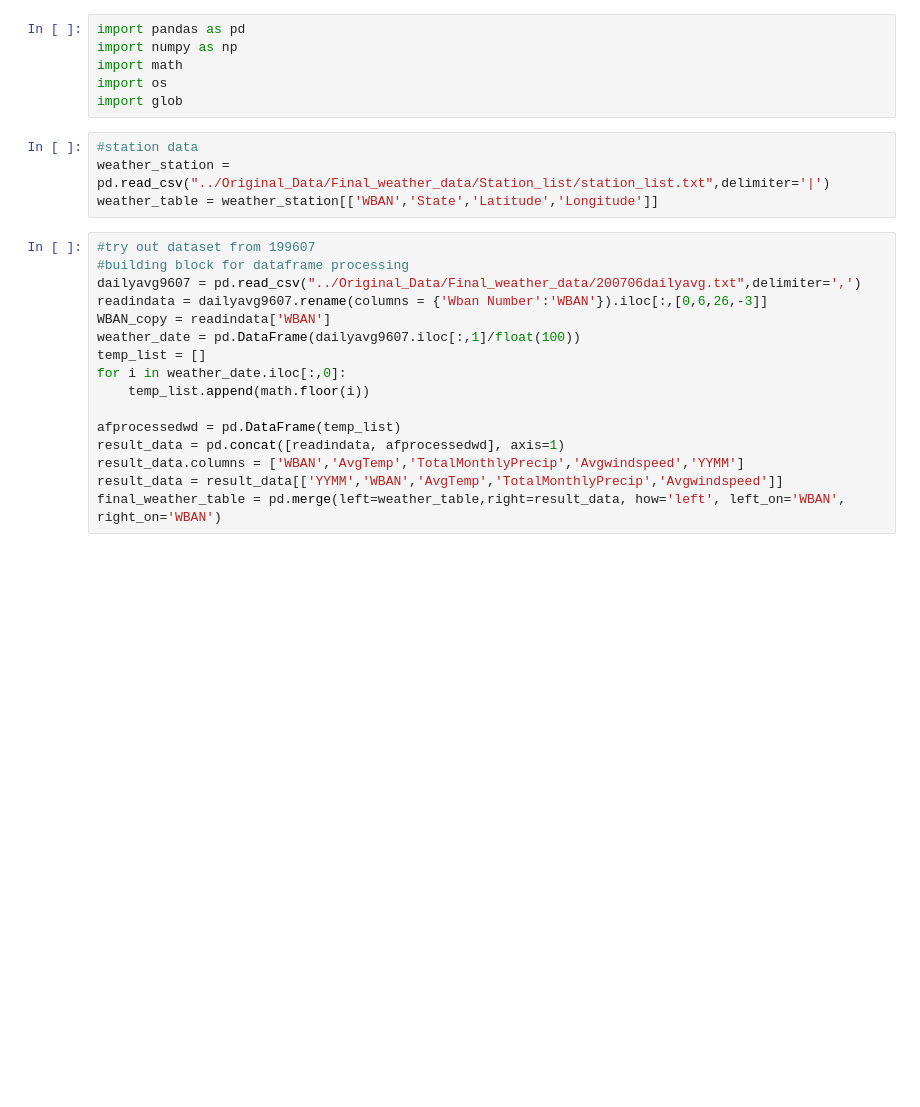
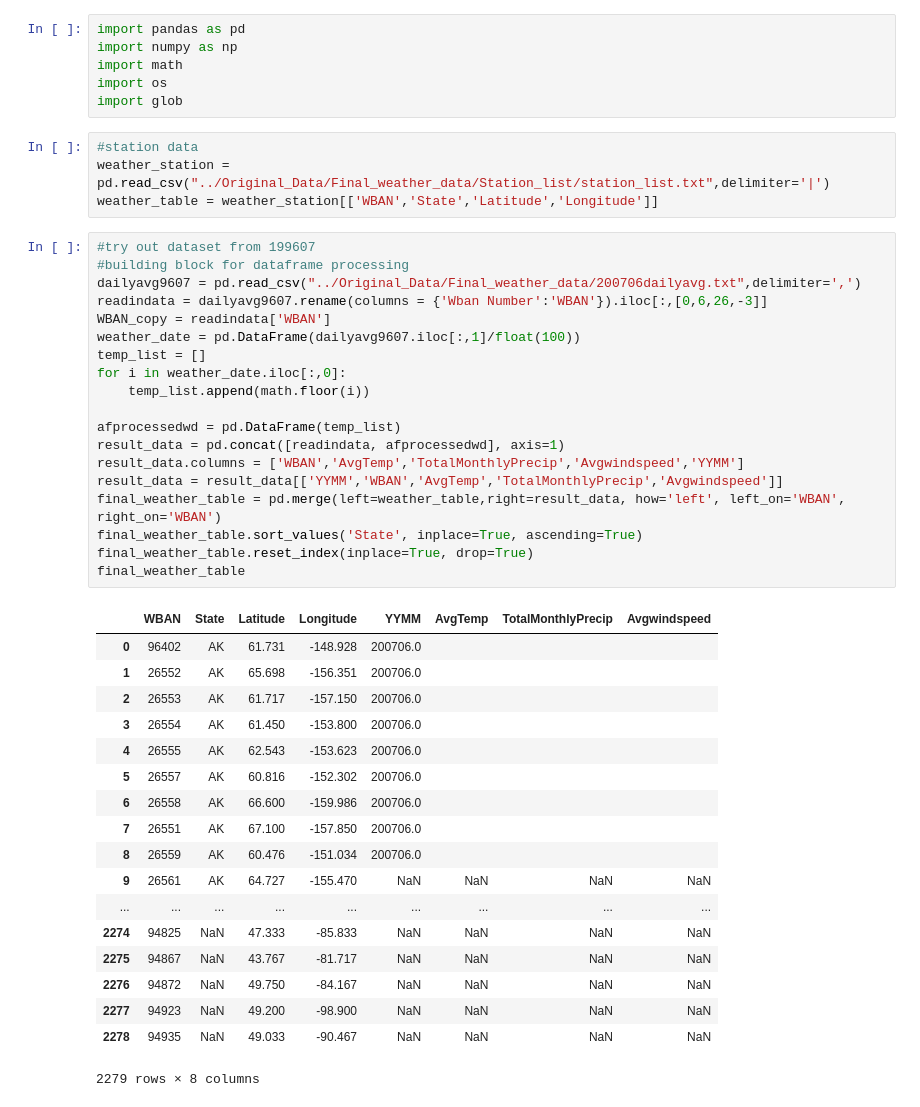
Before and after one commit to tydpan/EASE-Project, a Jupyter notebook: Arranged_Data/weather_data.ipynb, the cells around one changed output. Saved outputs shown, nothing was run; the diff lists cells and outputs as text; blank space fills up the shorter version.

```diff
--- a/Arranged_Data/weather_data.ipynb
+++ b/Arranged_Data/weather_data.ipynb
@@ -11,19 +11,41 @@ weather_table = weather_station[['WBAN','State','Latitude','Longitude']]
 # %%
 #try out dataset from 199607
 #building block for dataframe processing
 dailyavg9607 = pd.read_csv("../Original_Data/Final_weather_data/200706dailyavg.txt",delimiter=',')
 readindata = dailyavg9607.rename(columns = {'Wban Number':'WBAN'}).iloc[:,[0,6,26,-3]]
 WBAN_copy = readindata['WBAN']
 weather_date = pd.DataFrame(dailyavg9607.iloc[:,1]/float(100))
 temp_list = []
 for i in weather_date.iloc[:,0]:
     temp_list.append(math.floor(i))
 
 afprocessedwd = pd.DataFrame(temp_list)
 result_data = pd.concat([readindata, afprocessedwd], axis=1)
 result_data.columns = ['WBAN','AvgTemp','TotalMonthlyPrecip','Avgwindspeed','YYMM']
 result_data = result_data[['YYMM','WBAN','AvgTemp','TotalMonthlyPrecip','Avgwindspeed']]
 final_weather_table = pd.merge(left=weather_table,right=result_data, how='left', left_on='WBAN', right_on='WBAN')
+final_weather_table.sort_values('State', inplace=True, ascending=True)
+final_weather_table.reset_index(inplace=True, drop=True)
+final_weather_table
+# %% [output]
+|  | WBAN | State | Latitude | Longitude | YYMM | AvgTemp | TotalMonthlyPrecip | Avgwindspeed |
+| 0 | 96402 | AK | 61.731 | -148.928 | 200706.0 |  |  |  |
+| 1 | 26552 | AK | 65.698 | -156.351 | 200706.0 |  |  |  |
+| 2 | 26553 | AK | 61.717 | -157.150 | 200706.0 |  |  |  |
+| 3 | 26554 | AK | 61.450 | -153.800 | 200706.0 |  |  |  |
+| 4 | 26555 | AK | 62.543 | -153.623 | 200706.0 |  |  |  |
+| 5 | 26557 | AK | 60.816 | -152.302 | 200706.0 |  |  |  |
+| 6 | 26558 | AK | 66.600 | -159.986 | 200706.0 |  |  |  |
+| 7 | 26551 | AK | 67.100 | -157.850 | 200706.0 |  |  |  |
+| 8 | 26559 | AK | 60.476 | -151.034 | 200706.0 |  |  |  |
+| 9 | 26561 | AK | 64.727 | -155.470 | NaN | NaN | NaN | NaN |
+| ... | ... | ... | ... | ... | ... | ... | ... | ... |
+| 2274 | 94825 | NaN | 47.333 | -85.833 | NaN | NaN | NaN | NaN |
+| 2275 | 94867 | NaN | 43.767 | -81.717 | NaN | NaN | NaN | NaN |
+| 2276 | 94872 | NaN | 49.750 | -84.167 | NaN | NaN | NaN | NaN |
+| 2277 | 94923 | NaN | 49.200 | -98.900 | NaN | NaN | NaN | NaN |
+| 2278 | 94935 | NaN | 49.033 | -90.467 | NaN | NaN | NaN | NaN |
+2279 rows × 8 columns
 # %%
 #adding iteration over all the files in the folder
 path =r'../Original_Data/Final_weather_data'
```
Also changed, not shown: parts of 6 cells of this notebook.
